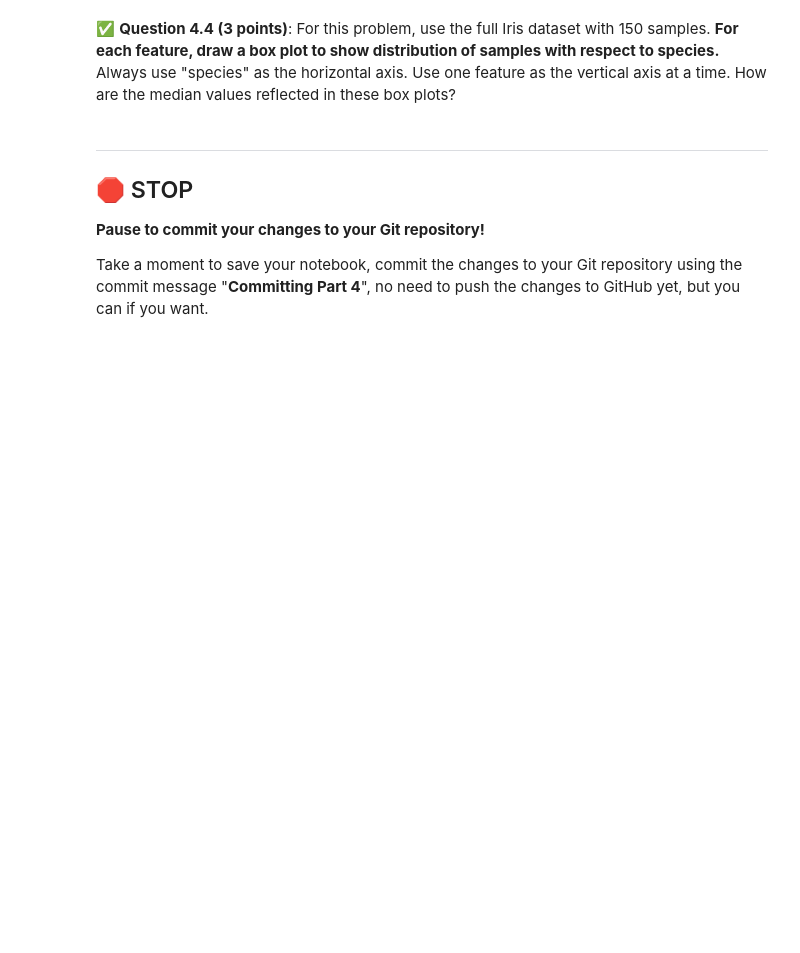
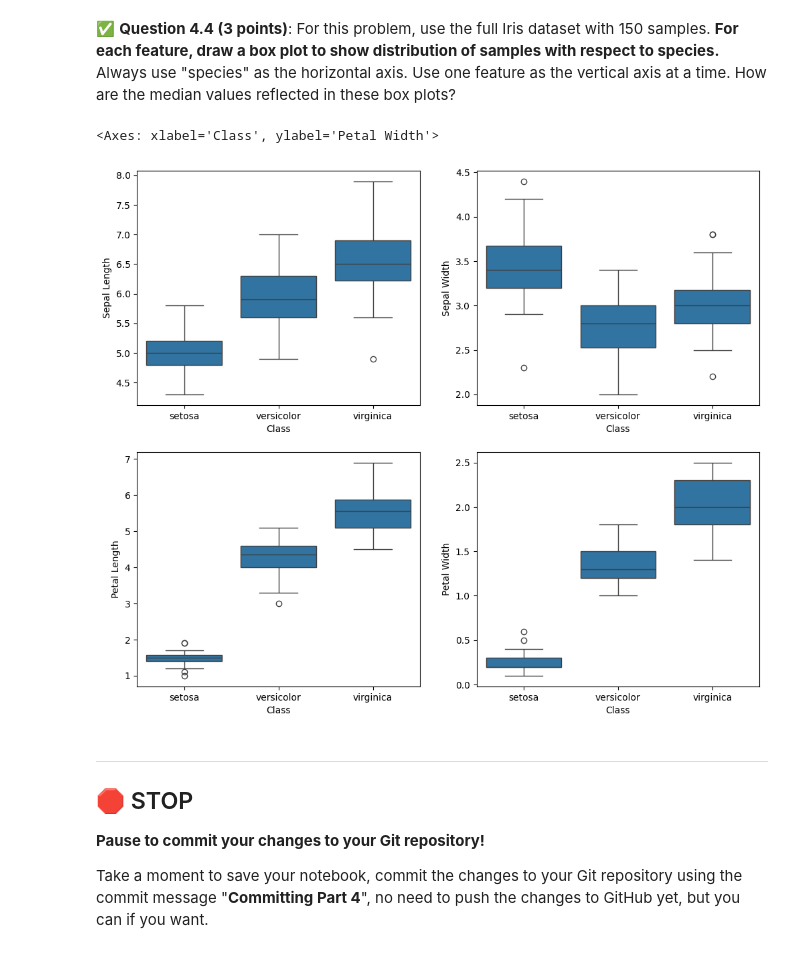
Before and after one commit to PCully03/cmse202-s24-turnin, a Jupyter notebook: hw-01/SS24-HW-01.ipynb, the cells around one changed output. Cells and saved outputs as stored; diff of their text form; code cells hidden in the pictures; blank space fills up the shorter version.

```diff
--- a/hw-01/SS24-HW-01.ipynb
+++ b/hw-01/SS24-HW-01.ipynb
@@ -438,3 +455,20 @@ import seaborn as sns
+# %%
+### Put your code here
+plt.figure(figsize=(12,10))
+plt.subplot(2,2,1)
+sns.boxplot(x=iris['Class'], y= iris['Sepal Length'])
+
+plt.subplot(2,2,2)
+sns.boxplot(x=iris['Class'], y= iris['Sepal Width'])
+
+plt.subplot(2,2,3)
+sns.boxplot(x=iris['Class'], y= iris['Petal Length'])
+
+plt.subplot(2,2,4)
+sns.boxplot(x=iris['Class'], y= iris['Petal Width'])
+# %% [output]
+<Axes: xlabel='Class', ylabel='Petal Width'>
+[figure, added]
 # %% [markdown]
 ---
 ## &#128721; STOP
```
Also changed, not shown: parts of 10 cells of this notebook.
